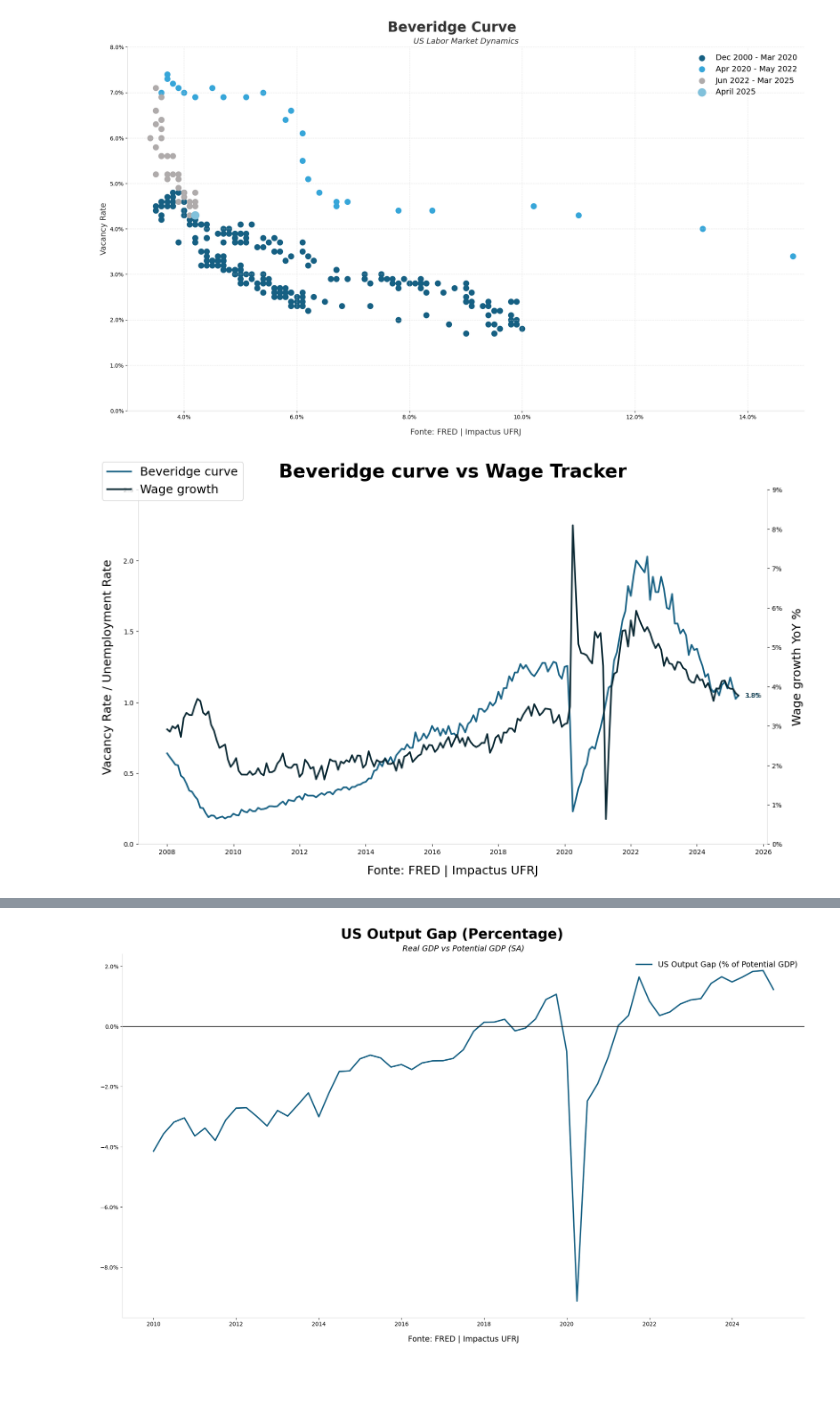
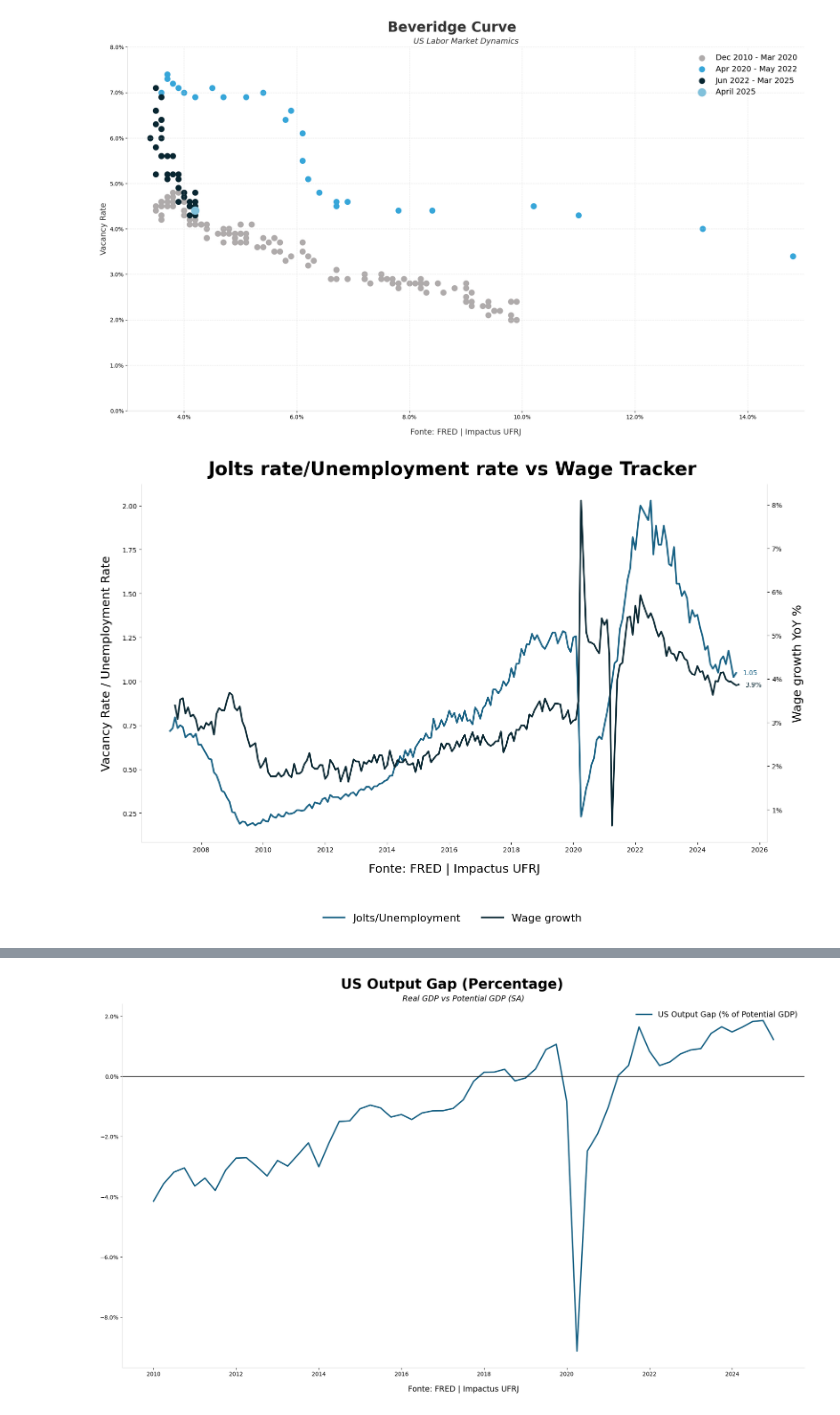
Before and after one commit to Joao-Henrique-Q/Impactus_Python_Scripts, a Jupyter notebook: Ciencia.ipynb, the cells around one changed output, grey strips where cells are left out. Cells and saved outputs as stored; diff of their text form; code cells hidden in the pictures; blank space fills up the shorter version.

```diff
--- a/Ciencia.ipynb
+++ b/Ciencia.ipynb
@@ -52,14 +52,14 @@ beveridge_data = beveridge_data[beveridge_data.index.year >= 2000]
 
 plt.figure(figsize=(18, 10.8))
 
-period1 = beveridge_data[(beveridge_data.index.year >= 2000) & (beveridge_data.index < "2020-04-01")]
+period1 = beveridge_data[(beveridge_data.index.year >= 2010) & (beveridge_data.index < "2020-04-01")]
 period2 = beveridge_data[(beveridge_data.index >= "2020-04-01") & (beveridge_data.index < "2022-06-01")]
 period3 = beveridge_data[(beveridge_data.index >= "2022-06-01") & (beveridge_data.index < "2025-04-01")]
-point_apr_2025 = beveridge_data[(beveridge_data.index.year == 2025) & (beveridge_data.index.month == 3)]
+point_apr_2025 = beveridge_data[(beveridge_data.index.year == 2025) & (beveridge_data.index.month == 4)]
 
-plt.scatter(period1["Unemployment rate"], period1["Vacancy rate"], color='#166083', label='Dec 2000 - Mar 2020', s=100)
+plt.scatter(period1["Unemployment rate"], period1["Vacancy rate"], color='#AFABAB', label='Dec 2010 - Mar 2020', s=100)
 plt.scatter(period2["Unemployment rate"], period2["Vacancy rate"], color='#37A6D9', label='Apr 2020 - May 2022', s=100)
-plt.scatter(period3["Unemployment rate"], period3["Vacancy rate"], color='#AFABAB', label='Jun 2022 - Mar 2025', s=100)
+plt.scatter(period3["Unemployment rate"], period3["Vacancy rate"], color='#082631', label='Jun 2022 - Mar 2025', s=100)
 plt.scatter(point_apr_2025["Unemployment rate"], point_apr_2025["Vacancy rate"], color='#81C1DB', s=200, label='April 2025')
 
 plt.xlabel("Unemployment Rate", fontsize=14, color='#333333')
@@ -87,7 +87,7 @@ plt.xlabel("Fonte: FRED | Impactus UFRJ", fontsize=14, labelpad=15)
 plt.tight_layout()
 plt.show()
 # %% [output]
-[figure, old version]
+[figure, new version]
 # %%
 from matplotlib.ticker import FuncFormatter
 
@@ -97,18 +97,18 @@ wage_growth = pd.DataFrame()
 wage_growth["AVG Hourly Earnings"] = fred.get_series("CES0500000003")
 wage_growth["YoY %"] = wage_growth["AVG Hourly Earnings"].pct_change(periods=12)
 
-beveridge_data = beveridge_data[beveridge_data.index >= "2008-01-01"]
-wage_growth = wage_growth[wage_growth.index >= "2008-01-01"]
+beveridge_data = beveridge_data[beveridge_data.index >= "2007-01-01"]
+wage_growth = wage_growth[wage_growth.index >= "2007-01-01"]
 
 fig, ax1 = plt.subplots(figsize=(15,9))
 
-ax1.plot(beveridge_data.index, beveridge_data["Beveridge curve"], label="Beveridge curve", linewidth=2.5, color="#166083")
+ax1.plot(beveridge_data.index, beveridge_data["Beveridge curve"], label="Jolts/Unemployment", linewidth=2.5, color="#166083")
 ax1.set_ylabel("Vacancy Rate / Unemployment Rate", fontsize=18, labelpad=15)
 ax1.spines["top"].set_visible(False)
 ax1.spines["right"].set_visible(False)
 ax1.spines["left"].set_color("#d9d9d9")
 ax1.spines["bottom"].set_color("#d9d9d9")
-ax1.set_ylim(0, 2.5)
+
 
 # Anotação último valor Beveridge Curve
 last_date_b = beveridge_data.index[-1]
@@ -118,37 +118,37 @@ ax1.annotate(f'{last_value_b:.2f}',
              xytext=(10, 0),
              textcoords='offset points',
              va='center',
              fontsize=10,
              color="#166083")
 
 ax2 = ax1.twinx()
 ax2.plot(wage_growth.index, wage_growth["YoY %"], label="Wage growth", linewidth=2.5, color="#082631")
 ax2.set_ylabel("Wage growth YoY %", fontsize=18, labelpad=15)
 ax2.spines["top"].set_visible(False)
 ax2.spines["left"].set_visible(False)
 ax2.spines["right"].set_color("#d9d9d9")
 ax2.spines["bottom"].set_color("#d9d9d9")
-ax2.set_ylim(0, 0.09)
+
 ax2.yaxis.set_major_formatter(FuncFormatter(lambda y, _: '{:.0%}'.format(y)))
 
 # Anotação último valor Wage Growth
 last_date_w = wage_growth.index[-1]
 last_value_w = wage_growth["YoY %"].iloc[-1]
 ax2.annotate(f'{last_value_w:.1%}',
              xy=(last_date_w, last_value_w),
              xytext=(10, 0),
              textcoords='offset points',
              va='center',
              fontsize=10,
              color="#082631")
-fig.legend(loc="upper left", fontsize=18)
-plt.suptitle("Beveridge curve vs Wage Tracker", fontsize=28, fontweight='bold')
+fig.legend(loc='upper center', bbox_to_anchor=(0.5, -0.05), ncol=2, fontsize=16, frameon=False)
+plt.suptitle("Jolts rate/Unemployment rate vs Wage Tracker", fontsize=28, fontweight='bold')
 ax1.set_xlabel("Fonte: FRED | Impactus UFRJ", fontsize=18, labelpad=15)
 
 plt.tight_layout()
 plt.show()
 # %% [output]
-[figure, old version]
+[figure, new version]
 # %%
 beveridge_data
 # %% [output]
```
Also changed, not shown: parts of 4 cells of this notebook, 5 other files.
